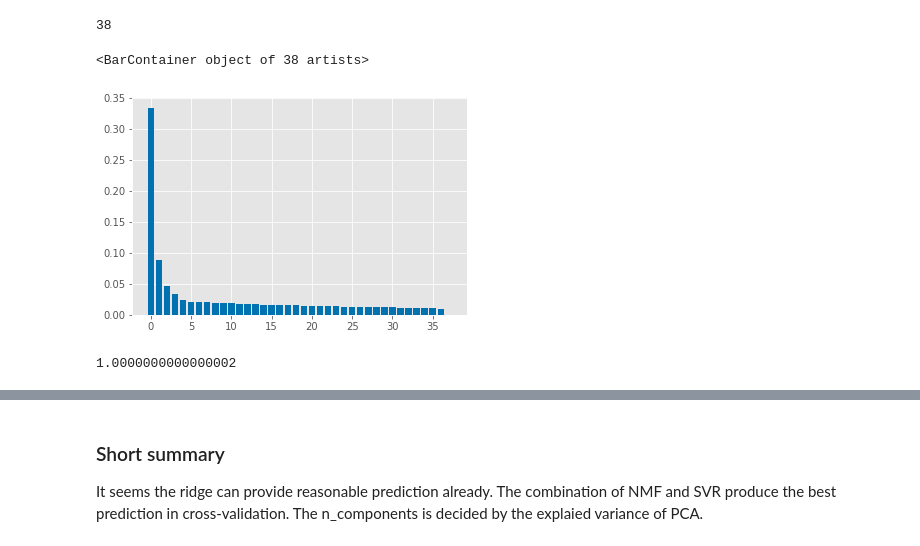
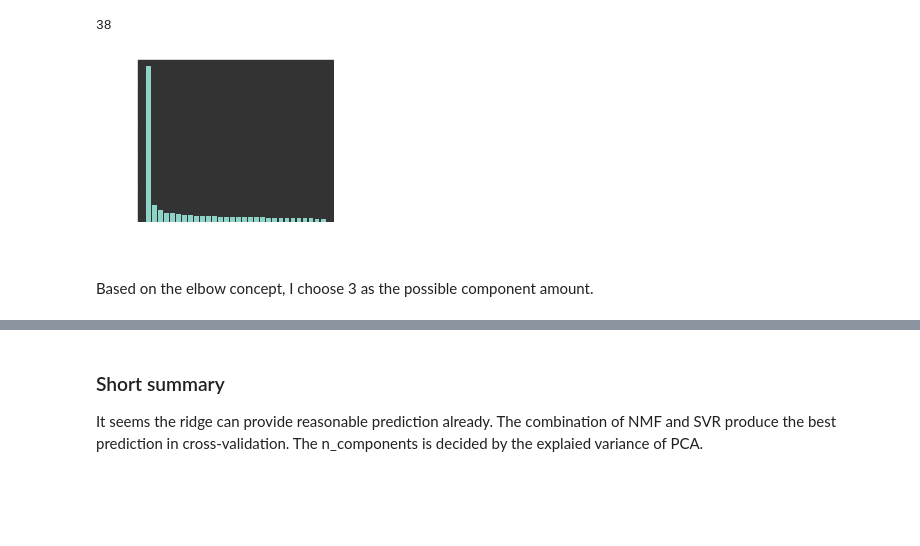
Before and after one commit to dispink/CaCO3_NWP, a Jupyter notebook: pilot_test.ipynb, the cells around one changed output, grey strips where cells are left out. Saved outputs shown, nothing was run; the diff lists cells and outputs as text; code cells hidden in the pictures; blank space fills up the shorter version.

```diff
--- a/pilot_test.ipynb
+++ b/pilot_test.ipynb
@@ -238,5 +235,6 @@ merge_df.to_csv('merged.csv', index = False)
 1. ridged linear regression
 2. kernel SVM(PCA or NMF)
 # %%
-merge_df = pd.read_csv('merged.csv')
-X = merge_df.iloc[:, :-4].values
+merge_df = pd.read_csv('data/spe+bulk_SO264-15-2.csv', index_col=0)
+X = merge_df.iloc[:, : -5].values
+X = X / X.sum(axis = 1, keepdims = True)
@@ -267,15 +259,16 @@ Pipeline(memory=None,
 len(pca.named_steps['pca'].explained_variance_ratio_)
 # %% [output]
 38
-# %%
-plt.bar(range(38), pca.named_steps['pca'].explained_variance_ratio_)
-# %% [output]
-<BarContainer object of 38 artists>
-[figure, removed]
-# %%
-np.sum(pca.named_steps['pca'].explained_variance_ratio_)
-# %% [output]
-1.0000000000000002
+# %%
+fig, ax = plt.subplots(1, 1, figsize=(3.54, 3))
+ax.bar([_ for _ in range(1, 31)], pca.named_steps['pca'].explained_variance_ratio_[:30]*100)
+ax.set_xlabel('PCs')
+ax.set_ylabel('Explained variance (%)')
+fig.savefig('results/screeplot_SO264-15-2.png')
+# %% [output]
+[figure, added]
+# %% [markdown]
+Based on the elbow concept, I choose 3 as the possible component amount.
 # %%
 %%time
 from sklearn.preprocessing import StandardScaler
```
Also changed, not shown: parts of 36 cells of this notebook, 4 other files.
